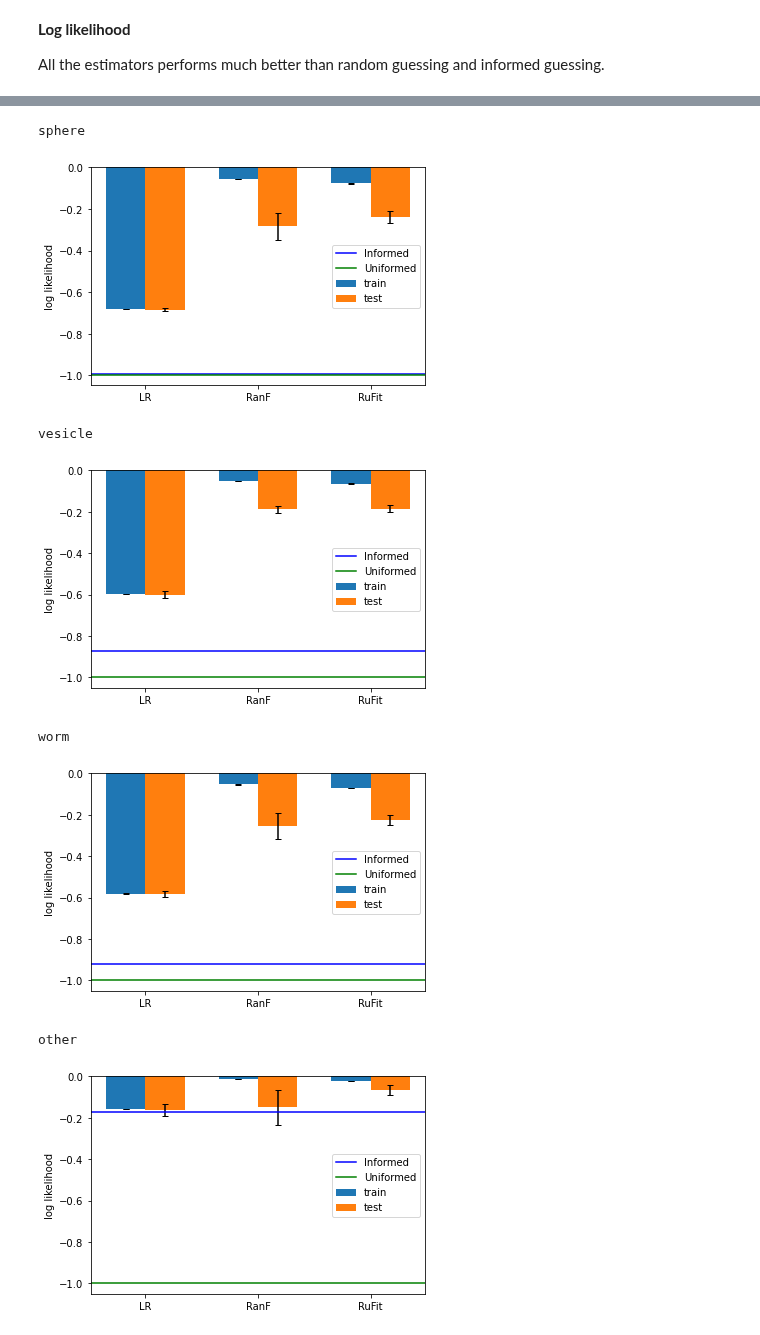
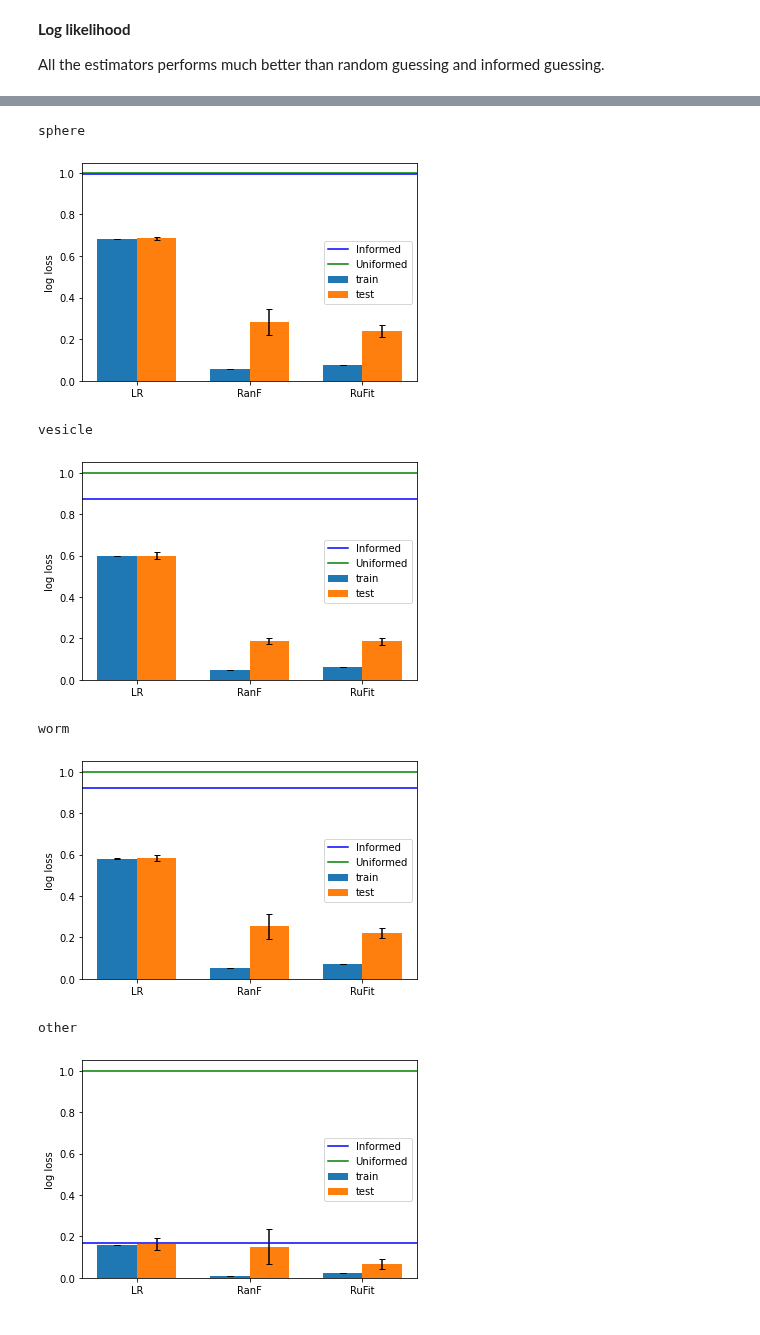
Before and after one commit to marioboley/PISA_ML, a Jupyter notebook: Interpolation-Individual_69.ipynb, the cells around one changed output, grey strips where cells are left out. Saved outputs shown, nothing was run; the diff lists cells and outputs as text; code cells hidden in the pictures.

```diff
--- a/Interpolation-Individual_69.ipynb
+++ b/Interpolation-Individual_69.ipynb
@@ -114,6 +118,16 @@ print('Uninformed error: ', uniformed_error)
 # %% [output]
 Informed error:  [0.46283783783783783, 0.2922297297297297, 0.33783783783783783, 0.02533783783783783]
 Uninformed error:  [0.5, 0.5, 0.5, 0.5]
+# %%
+change_columns = {"mean_train_log likelihood": 'mean_train_log loss',
+                  'std_train_log likelihood': 'std_train_log loss',
+                  'mean_test_log likelihood': 'mean_test_log loss',
+                  'std_test_log likelihood': 'std_test_log loss'} # chang log likelihood to log loss
+
+for each in inter_no_comp_df:
+    inter_no_comp_df[each] = inter_no_comp_df[each].rename(change_columns, axis=1)
+    inter_no_comp_df[each]['mean_train_log loss'] = -1 * inter_no_comp_df[each]['mean_train_log loss']
+    inter_no_comp_df[each]['mean_test_log loss'] = -1 * inter_no_comp_df[each]['mean_test_log loss']
 # %%
 inter_no_comp_df['sphere']
 # %% [output]
@@ -170,9 +184,9 @@ informed_loglikelihood = []
 for each in [data.sphere, data.vesicle, data.worm, data.other]:
     uniq, cnt = np.unique(each, return_counts=True)
     prob = cnt/sum(cnt)
-    informed_loglikelihood.append(sum(1*prob * np.log2(prob)))
+    informed_loglikelihood.append(sum(-1*prob * np.log2(prob)))
 print('Informed loglikelihood: ', informed_loglikelihood)
 
-uniformed_loglikelihood = [1*0.5 * np.log2(0.5)*2] * 4
+uniformed_loglikelihood = [-1*0.5 * np.log2(0.5)*2] * 4
 print('Uninformed loglikelihood: ', uniformed_loglikelihood)
 # %% [output]
@@ -181,20 +195,20 @@ Uninformed loglikelihood:  [-1.0, -1.0, -1.0, -1.0]
 # %%
 i = 0
 for key in inter_no_comp_df:
     print(key, '\n')
     line = [informed_loglikelihood[i], uniformed_loglikelihood[i]]
-    plot_summary('log likelihood', summ=inter_no_comp_df[key], baseline=line, names=['Informed', 'Uniformed'])
+    plot_summary('log loss', summ=inter_no_comp_df[key], baseline=line, names=['Informed', 'Uniformed'])
     i += 1
     plt.show()
 # %% [output]
 sphere
-[figure, old version]
+[figure, new version]
 vesicle
-[figure, old version]
+[figure, new version]
 worm
-[figure, old version]
+[figure, new version]
 other
-[figure, old version]
+[figure, new version]
 # %%
 import pickle
 with open('interpolation_iid_69.pkl', 'wb') as f:
```
Also changed, not shown: parts of 6 cells of this notebook, 1 other file.
